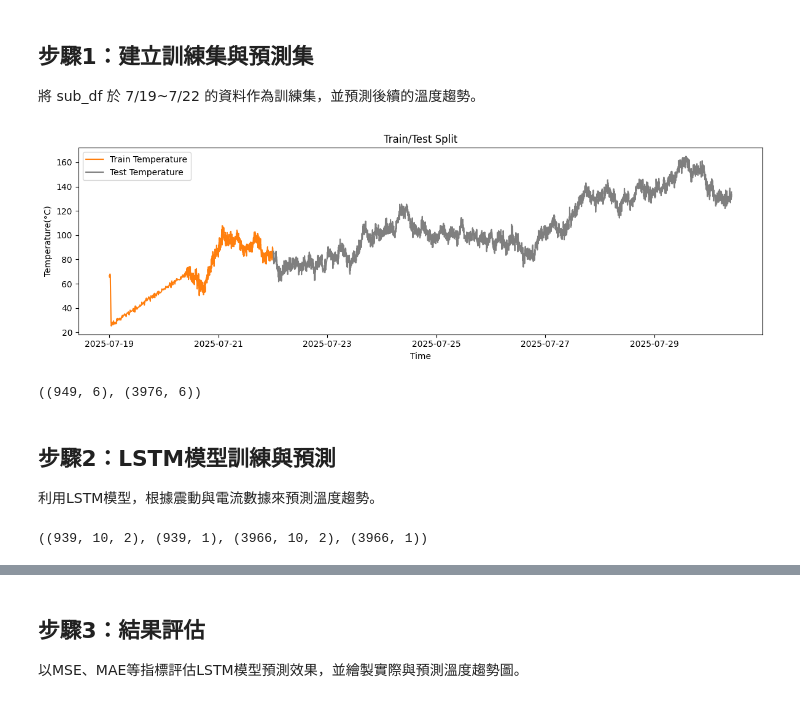
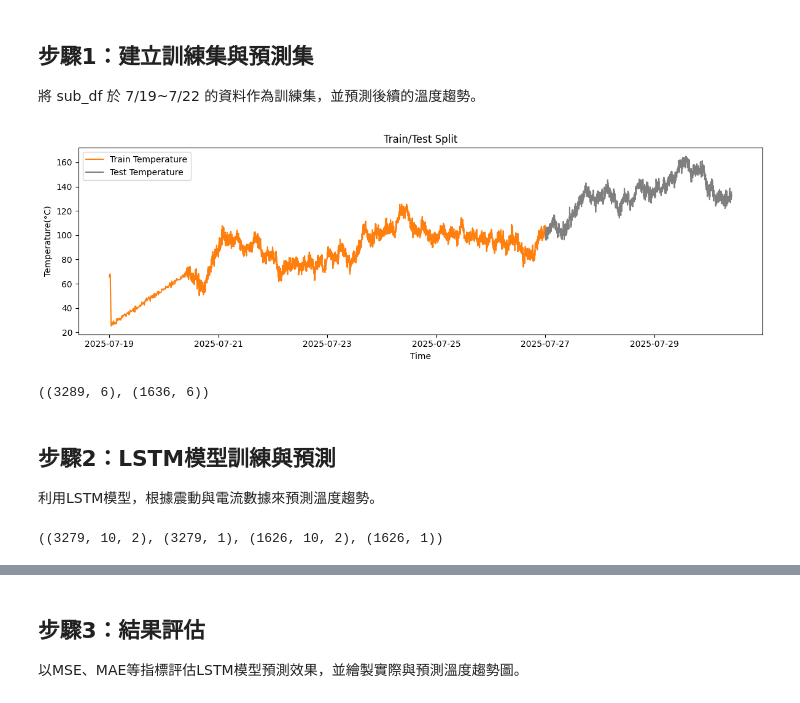
Before and after one commit to RichTsaiFCU/remaining-useful-life-example-SimonSimonHsieh, a Jupyter notebook: phm_longtest_answer.ipynb, the cells around one changed output, grey strips where cells are left out. Drawn from its saved outputs; the diff is of its cells as text; code cells hidden in the pictures.

```diff
--- a/phm_longtest_answer.ipynb
+++ b/phm_longtest_answer.ipynb
@@ -10,7 +10,7 @@ from datetime import datetime, timedelta  # 處理時間
 import random
 import matplotlib.pyplot as plt
 # 讀取完整數據
-df_loaded = pd.read_csv('equipment_data_with_11days.csv', parse_dates=['Time'])
+df_loaded = pd.read_csv('data/equipment_data_with_11days.csv', parse_dates=['Time'])
 
 # 繪製三感測數據折線圖
 fig, ax1 = plt.subplots(figsize=(12, 6))
@@ -57,25 +57,25 @@ plt.show()
 # %%
 # 依日期分割訓練集與預測集
 train_start = '2025-07-19'
-train_end = '2025-07-22'
+train_end = '2025-07-27'
 
 train_df = sub_df[(sub_df['Time'] >= train_start) & (sub_df['Time'] <= train_end)].copy()
 test_df = sub_df[sub_df['Time'] > train_end].copy()
 
 plt.figure(figsize=(12, 4))
 plt.plot(train_df['Time'], train_df['Temperature(°C)'], label='Train Temperature', color='tab:orange')
 plt.plot(test_df['Time'], test_df['Temperature(°C)'], label='Test Temperature', color='tab:gray')
 plt.title('Train/Test Split')
 plt.ylabel('Temperature(°C)')
 plt.xlabel('Time')
 plt.legend()
 plt.tight_layout()
 plt.show()
 
 train_df.shape, test_df.shape
 # %% [output]
-[figure, old version]
+[figure, new version]
-((949, 6), (3976, 6))
+((3289, 6), (1636, 6))
 # %% [markdown]
 ## 步驟2：LSTM模型訓練與預測
 
@@ -109,7 +109,7 @@ X_test_seq, y_test_seq = create_sequences(X_test, y_test, seq_length)
 
 X_train_seq.shape, y_train_seq.shape, X_test_seq.shape, y_test_seq.shape
 # %% [output]
-((939, 10, 2), (939, 1), (3966, 10, 2), (3966, 1))
+((3279, 10, 2), (3279, 1), (1626, 10, 2), (1626, 1))
 # %%
 # 建立與訓練LSTM模型
 import tensorflow as tf
```
Also changed, not shown: parts of 9 cells of this notebook.
